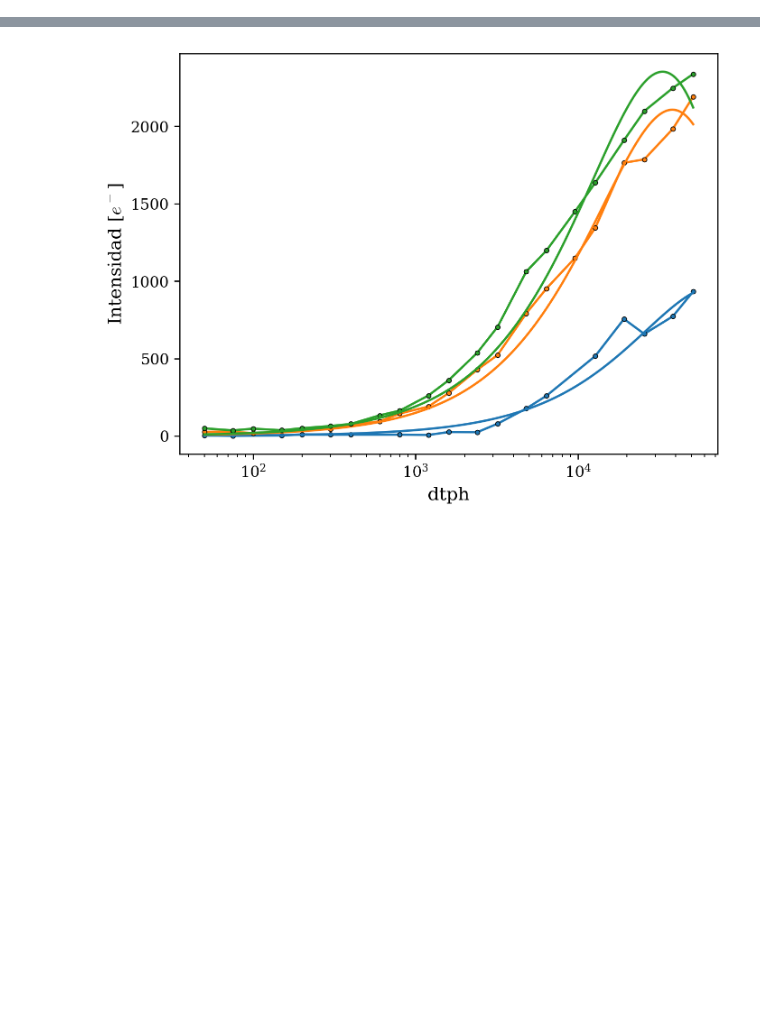
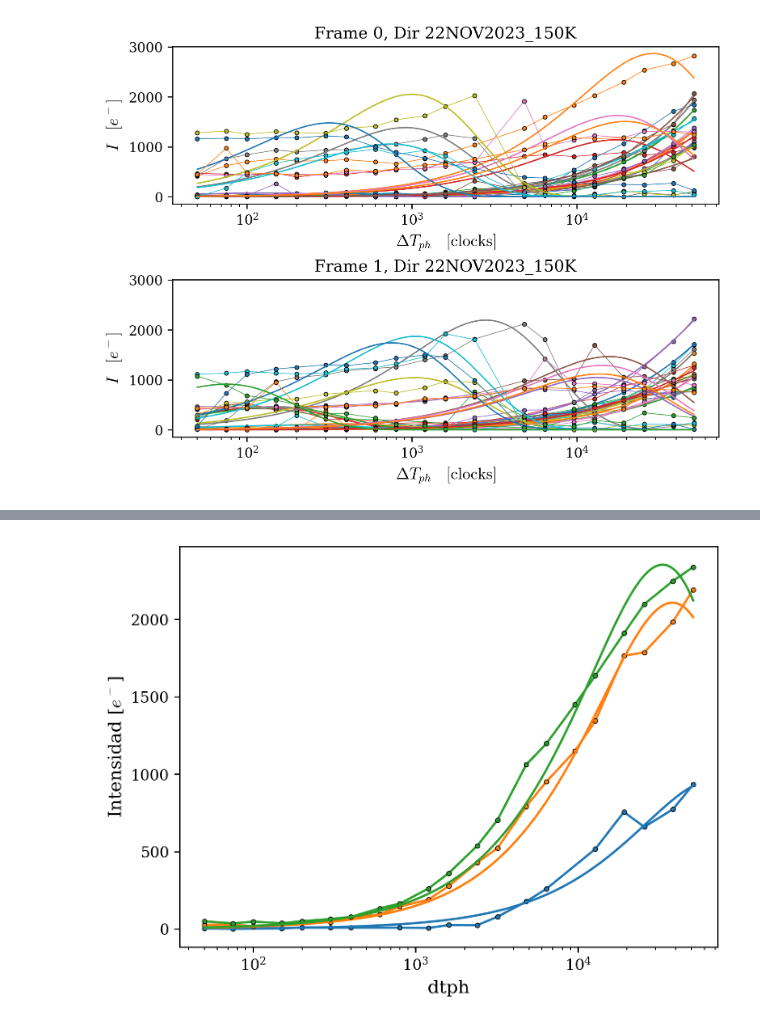
Before and after one commit to agustinbrusco/LAMBDA_Hub, a Jupyter notebook: skipper_image_analysis/pocket_analysis.ipynb, the cells around one changed output, grey strips where cells are left out. Cells and saved outputs as stored; diff of their text form; code cells hidden in the pictures; blank space fills up the shorter version.

Commit message:
taus por barrido

```diff
--- a/skipper_image_analysis/pocket_analysis.ipynb
+++ b/skipper_image_analysis/pocket_analysis.ipynb
@@ -11,6 +11,12 @@ from skipper_image_analysis.utils import (
     plot_ccd_image, correct_overscan, get_rowcol_ovserscan
 )
 from scipy.optimize import curve_fit
+
+
+def intensidad_func(tph, tau, Pc):
+    npump = 40000
+    return npump*Pc*(np.exp(-tph/tau) - np.exp(-2*tph/tau))
+
 
 # Matplotlib settings
 %config InlineBackend.figure_format = "retina"  # For high dpi figures in notebook
@@ -29,8 +35,8 @@ GANANCIA = {
 }
 PRESCAN_PIX = 8
 
-""" Las carpetas que siguen tienen el sequencer viejo en donde los voltajes eran bajos
-y se veían infinidad de trampas"""
+# Las carpetas que siguen tienen el sequencer viejo en donde los voltajes eran bajos
+# y se veían un número absurdo de trampas
 #CARPETAS_POR_TEMP: dict[str, list[str]] = {
 #    126: ["skipper_data/TRAPS/09NOV2023/",],
 #    127: ["skipper_data/TRAPS/16NOV2023_127K/","skipper_data/TRAPS/18NOV2023_127K/"],
@@ -38,6 +44,8 @@ y se veían infinidad de trampas"""
 #    150: ["skipper_data/TRAPS/11NOV2023_150K/", "skipper_data/TRAPS/11NOV2023_150K_bis/", "skipper_data/TRAPS/16NOV2023_150K"],
 
 #}
+
+# Las carpetas que siguen tienen el sequencer nuevo en donde los voltajes son más altos
 CARPETAS_POR_TEMP: dict[str, list[str]] = {
     127: ["skipper_data/TRAPS/19NOV2023_127K/", "skipper_data/TRAPS/20NOV2023_127K/",],
     140: ["skipper_data/TRAPS/23NOV2023_140K/",],
@@ -79,7 +87,7 @@ con los valores de los dipolos.
 electrones.
 
         `threshold {float, optional}`: Valor umbral en la clasificación de picos. \
-Defaults to 5e5.
+Valor por defecto = 500_000.
 
         `corte_simetria {float, optional}`: Defaults to 20.
 
@@ -114,7 +122,11 @@ Defaults to 5e5.
                 if np.abs(i_lleno-i_vacio) == 1:  # Confirmo adyacencia
                     val_1  = frame[i_lleno, j]
                     val_2 = frame[i_vacio, j]
-                    diferencia_relativa = np.abs(100*(np.abs(val_1)-np.abs(val_2))/np.max([np.abs(val_1), np.abs(val_2)]))
+                    diferencia_relativa = np.abs(
+                        100
+                        * (np.abs(val_1) - np.abs(val_2))
+                        / np.max([np.abs(val_1), np.abs(val_2)])
+                    )
                     #print(diferencia_relativa)
                     if diferencia_relativa < corte_simetria: #filtro por simetría
                         coordenadas_trampas.append(((i_lleno, j), (i_vacio, j)))
@@ -216,0 +267,40 @@ for n_arch in range(len(CARPETAS_POR_TEMP[temperatura])):
+# %%
+plt.close("all")
+%matplotlib inline
+
+fitted_traps = [[], []]
+fitted_tau_vals = [[], []]
+fitted_tau_errs = [[], []]
+fig, axs = plt.subplots(
+    2, len(CARPETAS_POR_TEMP[temperatura]),  # 2 frames por barrido
+    squeeze=False, constrained_layout=True, sharey=True,
+)
+for frame_idx, ax_row in enumerate(axs):
+    for dir_idx, (trampas_halladas, intensidad_por_trampa, dtph_vals, ax) in enumerate(
+        zip(trampas[frame_idx], intensidad[frame_idx], dtph[frame_idx], ax_row)
+    ):
+        fitted_traps[frame_idx].append([])
+        fitted_tau_vals[frame_idx].append([])
+        fitted_tau_errs[frame_idx].append([])
+        dtph_dense = np.geomspace(min(dtph_vals), max(dtph_vals), 1000)
+        for i, (trampa, intensidades) in enumerate(
+            zip(trampas_halladas, intensidad_por_trampa)
+        ):
+            ax.plot(dtph_vals, intensidades, '.-', mec="k", mew=0.5, lw=0.5, c=f"C{i%10}")
+            popt, pcov = curve_fit(
+                intensidad_func, dtph_vals, intensidades, p0=[1000, 1000]
+            )
+            perr = np.sqrt(np.diag(pcov))
+            ax.plot(dtph_dense, intensidad_func(dtph_dense, *popt), '-', lw=1, c=f"C{i%10}")
+
+            if popt[0] > 500 and popt[0] < 1e6:  # Placeholder, verificar calidad del fit
+                fitted_traps[frame_idx][dir_idx].append(trampa)
+                fitted_tau_vals[frame_idx][dir_idx].append(popt[0])
+                fitted_tau_errs[frame_idx][dir_idx].append(perr[0])
+        ax.set_title(f"Frame {frame_idx}, Dir {CARPETAS_POR_TEMP[temperatura][dir_idx].rsplit('/')[-2]}")
+        ax.set_xscale("log")
+        ax.set_xlabel(r"$\Delta T_{ph}\quad [\mathrm{clocks}]$")
+        ax.set_ylabel(r"$I\quad [e^-]$")
+plt.show()
+# %% [output]
+[figure, added]
```
Also changed, not shown: parts of 8 cells of this notebook.
